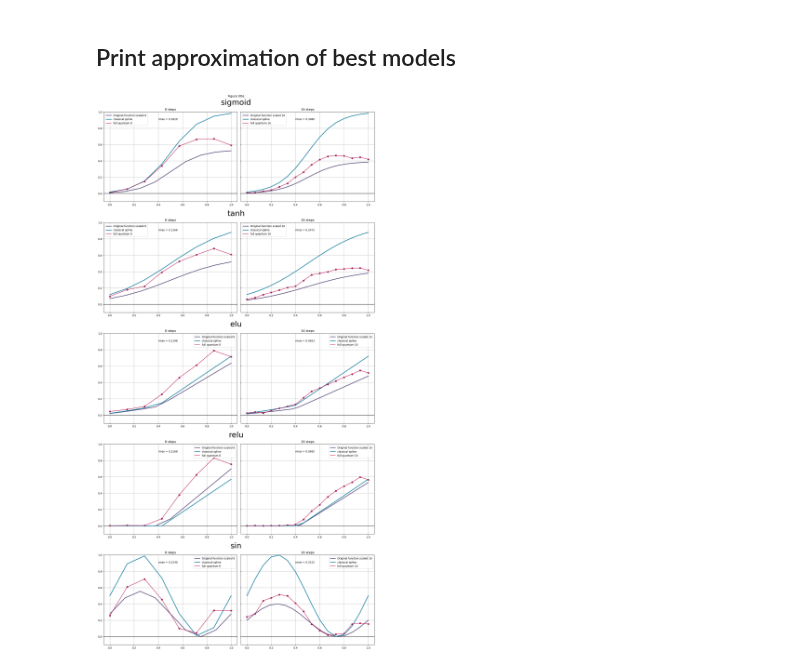
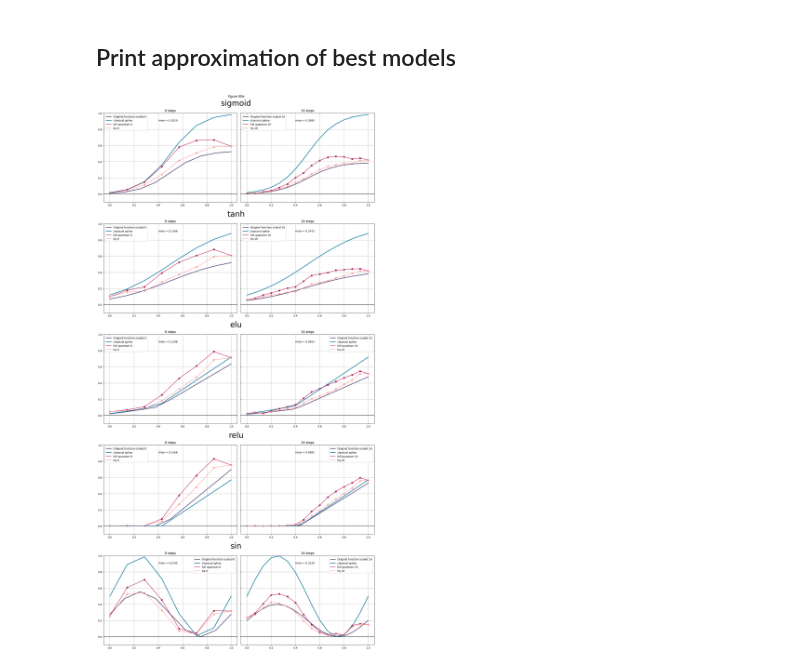
Before and after one commit to inajetovic/Variational-Quantum-Splines, a Jupyter notebook: visualize_results.ipynb, the cells around one changed output. Cells and saved outputs as stored; diff of their text form; code cells hidden in the pictures.

```diff
--- a/visualize_results.ipynb
+++ b/visualize_results.ipynb
@@ -85,6 +100,6 @@ for i,item in enumerate(df['in_train_weights']):
     y_fq.append(vqls_circuit.direct_prod2(weights,el))
 
   #plt.plot(range(len(y_fq)),y_q,label= f"h {i}")
-  plt.plot(range(len(y_fq)),y_fq, )#label= f"fq {i}")
+  plt.plot(range(len(y_fq)),y_fq, label= f"fq {i}")
 plt.legend()
 # %% [output]
@@ -102,7 +117,7 @@ print()
 # %%
 #Best performing model based on RSS
 best = np.argmin(df['RSS_q'])
-best = 0
+
 
 weights = df['in_train_weights'][best][argM[best]]
 q = vqls_circuit.solution(weights).real
@@ -113,12 +128,13 @@ plt.plot(range(len(y_c)),y_c, label="classical")
 
 y_fq=[]
 for el in matrix:
-  y_fq.append(vqls_circuit.direct_prod2(weights,el))
+  print(el)
+  y_fq.append(vqls_circuit.direct_prod2(weights,el, visualize=True))
 
 #plt.plot(range(len(y_fq)),y_q,label= f"h {i}")
 #plt.plot(range(len(y_fq)),np.abs(y_fq), label= f"fq abs {best}")
 #plt.plot(range(len(y_fq)),np.abs(y_q), label= f"hq abs {best}")
-plt.plot(range(len(y_fq)),(y_fq), label= f"fq {best}")
+plt.plot(range(len(y_fq)),np.power((y_fq),2), label= f"fq {best}")
 plt.plot(range(len(y_fq)),(y_q), label= f"hq {best}")
 plt.legend()
 #plt.savefig(f'{file_path[:-5]}.png')
@@ -141,8 +174,8 @@ for flab, fun in func_out.items():
         file_path = f"results_{flab}_{nq}.json"
         df = pd.read_json(file_path)
         best = np.argmin(df['RSS_q'])
-        if knot == 16 and flab == "sin":
-            best = 0
+        #if knot == 16 and flab == "sin":
+        #    best = 0
         if knot == 16 and "relu" == flab:
             best = 0
         weights = df['in_train_weights'][best][-1]
@@ -191,33 +224,34 @@ for flab, fun in func_out.items():
         ax[i].axhline(0, color="#222222")
         matrix,vector,v_norm = GeneralizedVQS_System(n_step,label,x,xx,scaled=scaled)
 
         vqls_circuit = VQLS(matrix,v_norm,el['nq'],opt='COBYLA')
 
         c = np.linalg.solve(matrix,vector)
 
         y_c=np.dot(matrix,c) #classic
         ax[i].plot(np.linspace(0,1,len(y_c)),y_c, label="classical spline", color = '#1780a1',linewidth=2.5)
 
         y_fq=[]
         q = vqls_circuit.solution(el['weights']).real
         y_q=np.dot(matrix,q) #hybrid
                         #Quantum
 
         for a in matrix:
             y_fq.append(vqls_circuit.direct_prod2(el['weights'],a))
         rssss = math.sqrt(np.square(np.subtract(y_c,np.abs(y_fq))).mean())
         rss.append(rssss)
         colorl = '#b7094c'
         colors = '#a01a58'
+        colorh = '#ff9999'
         ax[i].plot(np.linspace(0,1,len(y_fq)),np.abs(y_fq),label= f"full quantum {n_step}", color=colorl)
         ax[i].scatter(np.linspace(0,1,len(y_fq)),np.abs(y_fq), color=colors)
-        #plt.scatter(np.linspace(0,1,len(y_fq)),(y_q), label= f"hq {n_step}", color='blue')
-        #plt.plot(np.linspace(0,1,len(y_fq)),(y_q), label= f"hq {n_step}", color='blue')
+        ax[i].scatter(np.linspace(0,1,len(y_fq)),np.abs(y_q),  color=colorh)
+        ax[i].plot(np.linspace(0,1,len(y_fq)),np.abs(y_q), label= f"hq {n_step}", color=colorh)
         ax[i].text(0.4,0.9,f"rmse = {rssss:.4f}")
         ax[i].set_title(f'{n_step} steps')
         ax[i].legend()
         ax[i].grid()
 plt.savefig(f'full_plots.png')
 plt.show()
 # %% [output]
-[figure, old version]
+[figure, new version]
```
Also changed, not shown: parts of 5 cells of this notebook, 2 other files.
